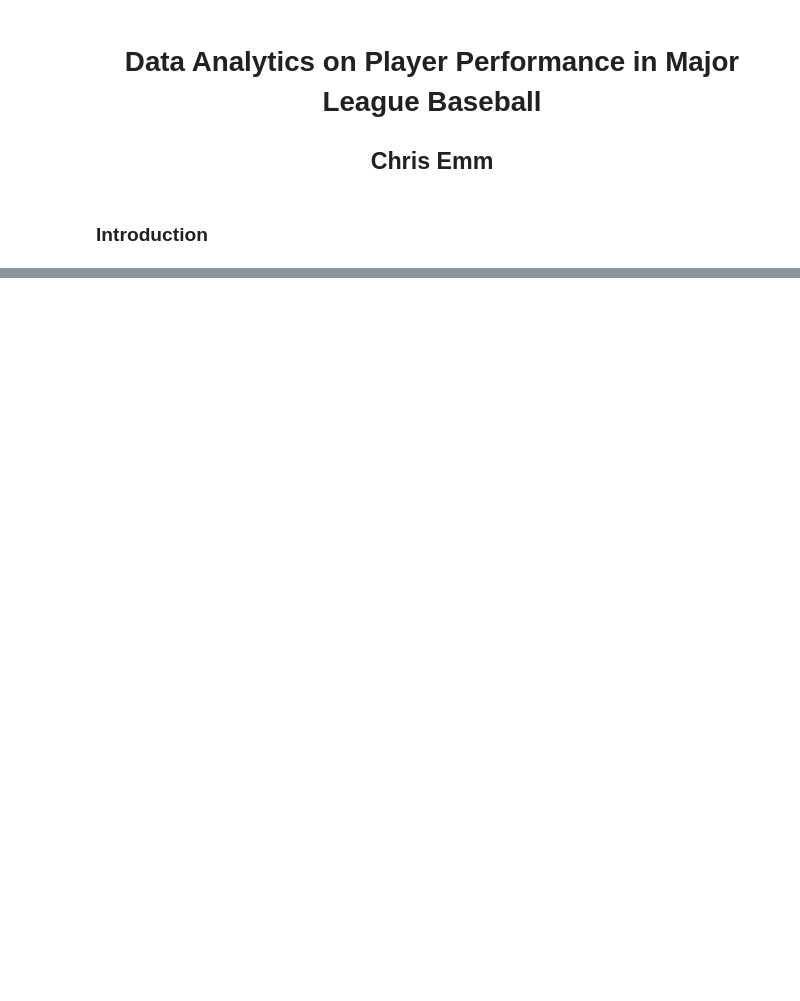
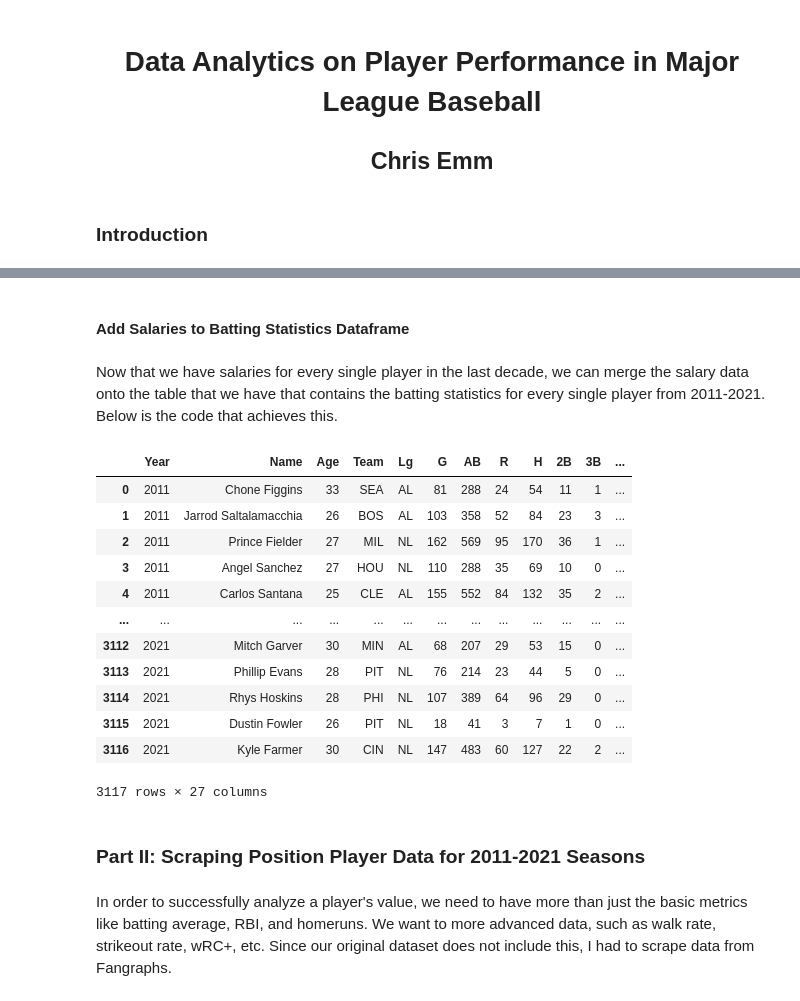
Before and after one commit to cjemm10/cjemm10, a Jupyter notebook: index.ipynb, the cells around one changed output, grey strips where cells are left out. Saved outputs shown, nothing was run; the diff lists cells and outputs as text; code cells hidden in the pictures; blank space fills up the shorter version.

```diff
--- a/index.ipynb
+++ b/index.ipynb
@@ -73,0 +183,23 @@ full_batting.head()
+# %%
+salaries = pd.read_csv('salaries/salaries.csv')
+
+# Split the Name colum into first name and last name (originally stored as 'Last, First')
+# and store it as a separate dataframe
+names = salaries.Player.str.split(', ', expand=True)[[0, 1]]
+
+# Create a new column called Name that has the format 'First Last'
+names = names.assign(Name = names[1].str.cat(names[0],sep=' '))
+
+# Remove all columns except for the new name column
+names = names[['Name']]
+
+# Add the years to the names dataframe
+names = names.assign(Year = salaries.Year.to_list())
+
+# Add the salaries to the names dataframe
+names = names.assign(Salary = salaries.Salary.to_list())
+
+# Assign names to the salaries variable
+salaries = names
+
+salaries
@@ -73,0 +220,25 @@ full_batting.head()
+# %% [markdown]
+#### Add Salaries to Batting Statistics Dataframe
+# %% [markdown]
+Now that we have salaries for every single player in the last decade, we can merge the salary data onto the table that we have that contains the batting statistics for every single player from 2011-2021. Below is the code that achieves this.
+# %%
+batting_table = pd.merge(batting_table, salaries, on = ['Name', 'Year'])
+batting_table
+# %% [output]
+|  | Year | Name | Age | Team | Lg | G | AB | R | H | 2B | 3B | ... |
+| 0 | 2011 | Chone Figgins | 33 | SEA | AL | 81 | 288 | 24 | 54 | 11 | 1 | ... |
+| 1 | 2011 | Jarrod Saltalamacchia | 26 | BOS | AL | 103 | 358 | 52 | 84 | 23 | 3 | ... |
+| 2 | 2011 | Prince Fielder | 27 | MIL | NL | 162 | 569 | 95 | 170 | 36 | 1 | ... |
+| 3 | 2011 | Angel Sanchez | 27 | HOU | NL | 110 | 288 | 35 | 69 | 10 | 0 | ... |
+| 4 | 2011 | Carlos Santana | 25 | CLE | AL | 155 | 552 | 84 | 132 | 35 | 2 | ... |
+| ... | ... | ... | ... | ... | ... | ... | ... | ... | ... | ... | ... | ... |
+| 3112 | 2021 | Mitch Garver | 30 | MIN | AL | 68 | 207 | 29 | 53 | 15 | 0 | ... |
+| 3113 | 2021 | Phillip Evans | 28 | PIT | NL | 76 | 214 | 23 | 44 | 5 | 0 | ... |
+| 3114 | 2021 | Rhys Hoskins | 28 | PHI | NL | 107 | 389 | 64 | 96 | 29 | 0 | ... |
+| 3115 | 2021 | Dustin Fowler | 26 | PIT | NL | 18 | 41 | 3 | 7 | 1 | 0 | ... |
+| 3116 | 2021 | Kyle Farmer | 30 | CIN | NL | 147 | 483 | 60 | 127 | 22 | 2 | ... |
+3117 rows × 27 columns
+# %% [markdown]
+### Part II: Scraping Position Player Data for 2011-2021 Seasons
+# %% [markdown]
+In order to successfully analyze a player's value, we need to have more than just the basic metrics like batting average, RBI, and homeruns. We want to more advanced data, such as walk rate, strikeout rate, wRC+, etc. Since our original dataset does not include this, I had to scrape data from Fangraphs.
```
Also changed, not shown: parts of 26 cells of this notebook.
